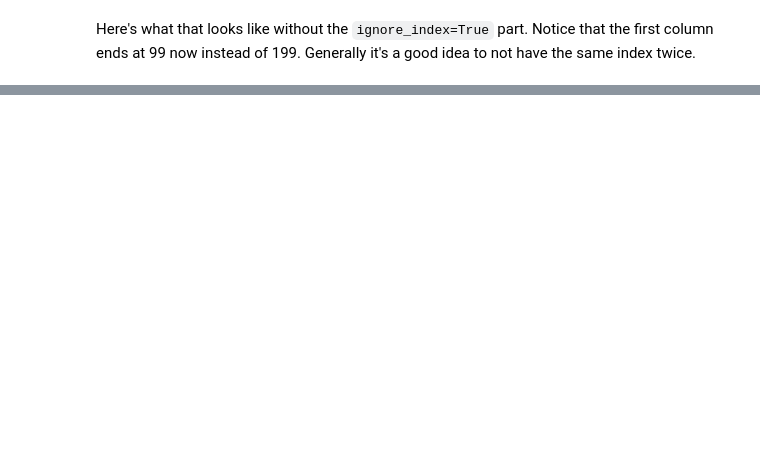
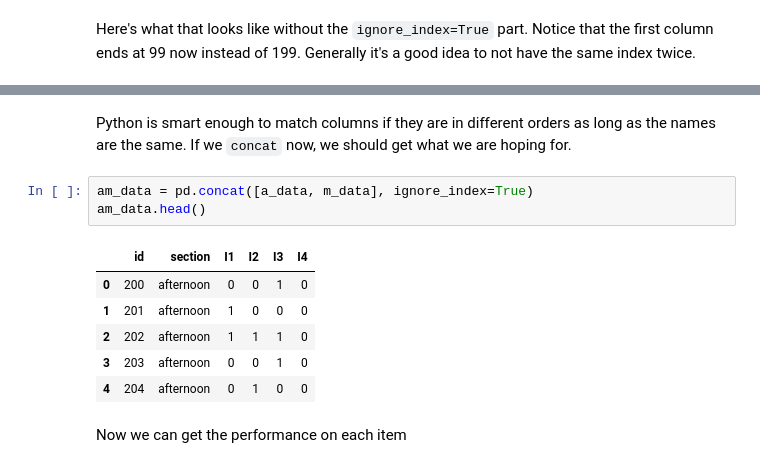
Before and after one commit to gphaser/Python-Intro, a Jupyter notebook: Question data.ipynb, the cells around one changed output, grey strips where cells are left out. Cells and saved outputs as stored; diff of their text form; blank space fills up the shorter version.

```diff
--- a/Question data.ipynb
+++ b/Question data.ipynb
@@ -173,0 +194,14 @@ Problem with this given Q2 means different things
+# %% [markdown]
+Python is smart enough to match columns if they are in different orders as long as the names are the same. If we `concat` now, we should get what we are hoping for.
+# %%
+am_data = pd.concat([a_data, m_data], ignore_index=True)
+am_data.head()
+# %% [output]
+|  | id | section | I1 | I2 | I3 | I4 |
+| 0 | 200 | afternoon | 0 | 0 | 1 | 0 |
+| 1 | 201 | afternoon | 1 | 0 | 0 | 0 |
+| 2 | 202 | afternoon | 1 | 1 | 1 | 0 |
+| 3 | 203 | afternoon | 0 | 0 | 1 | 0 |
+| 4 | 204 | afternoon | 0 | 1 | 0 | 0 |
+# %% [markdown]
+Now we can get the performance on each item
```
Also changed, not shown: parts of 19 cells of this notebook, 1 other file.
